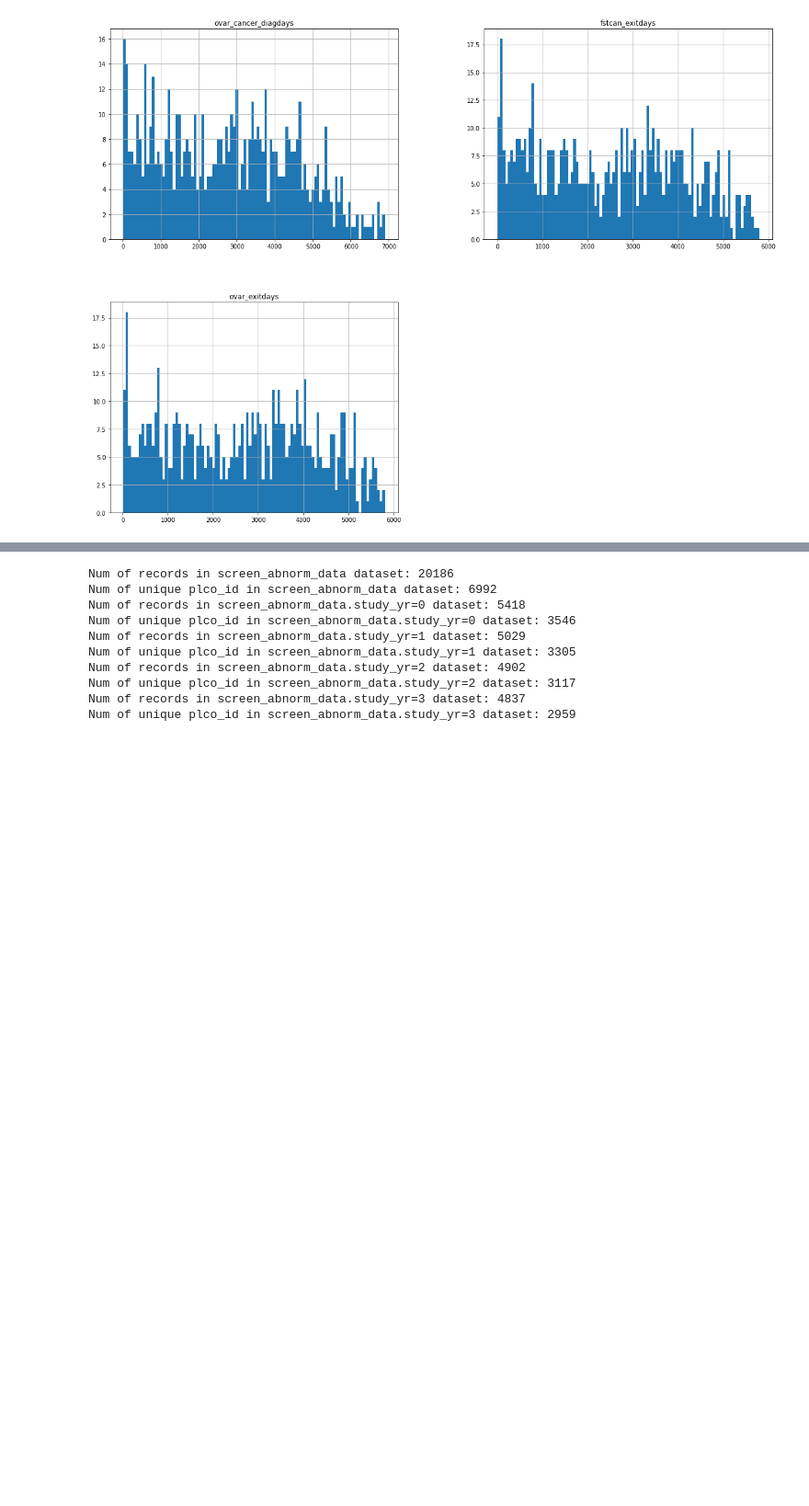
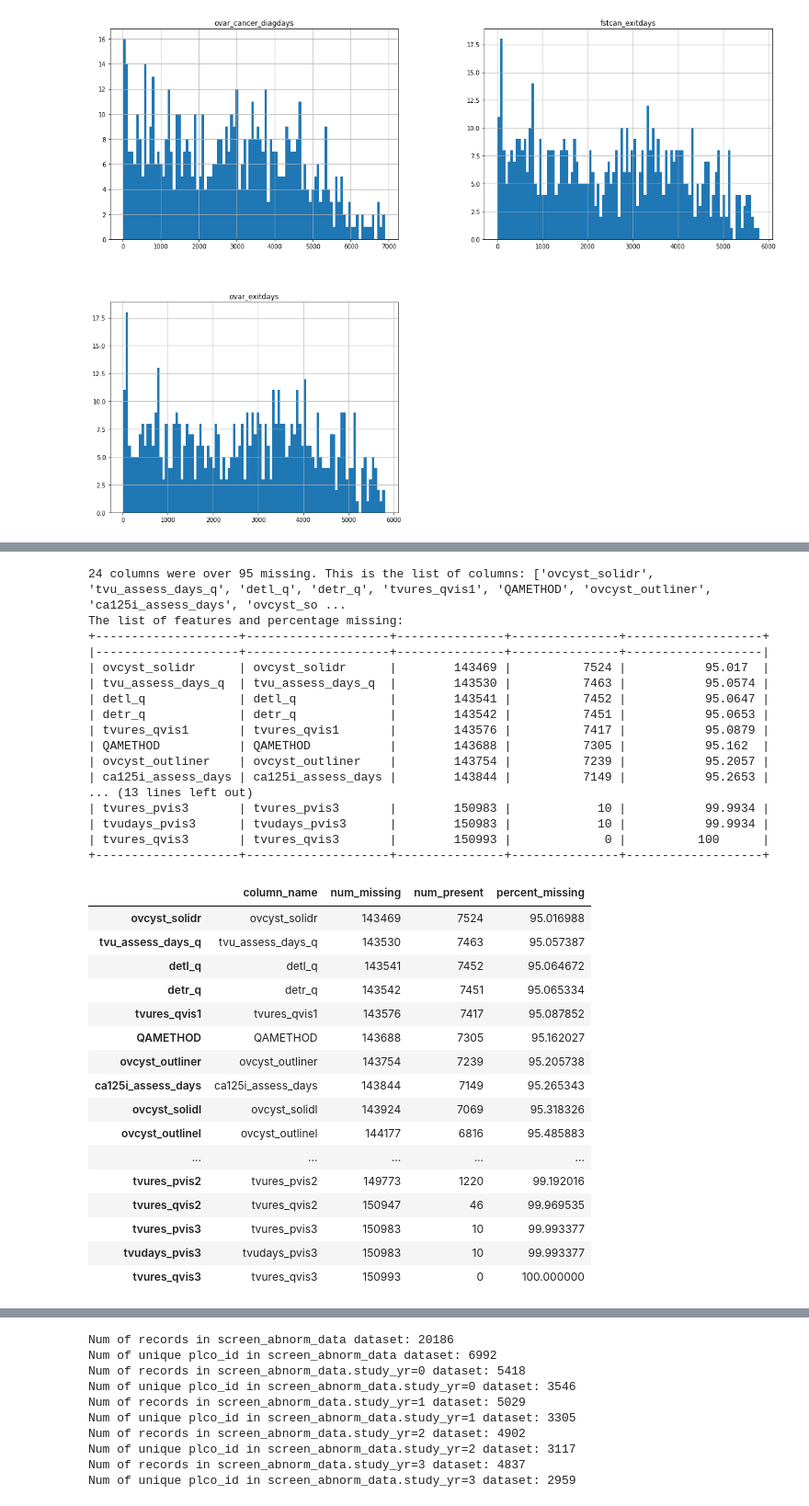
Before and after one commit to fedorenkood/ovarian_cancer_models, a Jupyter notebook: processing.ipynb, the cells around one changed output, grey strips where cells are left out. Shown at 92% size. Cells and saved outputs as stored; diff of their text form; code cells hidden in the pictures; blank space fills up the shorter version.

```diff
--- a/processing.ipynb
+++ b/processing.ipynb
@@ -181,0 +353,37 @@ merged_data_screen_missing_value_100.describe().T
+# %%
+get_cols_missing_percentage(95, screen_data, 'screen_data')
+# %% [output]
+24 columns were over 95 missing. This is the list of columns: ['ovcyst_solidr', 'tvu_assess_days_q', 'detl_q', 'detr_q', 'tvures_qvis1', 'QAMETHOD', 'ovcyst_outliner', 'ca125i_assess_days', 'ovcyst_so ...
+The list of features and percentage missing:
++--------------------+--------------------+---------------+---------------+-------------------+
+|--------------------+--------------------+---------------+---------------+-------------------|
+| ovcyst_solidr      | ovcyst_solidr      |        143469 |          7524 |           95.017  |
+| tvu_assess_days_q  | tvu_assess_days_q  |        143530 |          7463 |           95.0574 |
+| detl_q             | detl_q             |        143541 |          7452 |           95.0647 |
+| detr_q             | detr_q             |        143542 |          7451 |           95.0653 |
+| tvures_qvis1       | tvures_qvis1       |        143576 |          7417 |           95.0879 |
+| QAMETHOD           | QAMETHOD           |        143688 |          7305 |           95.162  |
+| ovcyst_outliner    | ovcyst_outliner    |        143754 |          7239 |           95.2057 |
+| ca125i_assess_days | ca125i_assess_days |        143844 |          7149 |           95.2653 |
+... (13 lines left out)
+| tvures_pvis3       | tvures_pvis3       |        150983 |            10 |           99.9934 |
+| tvudays_pvis3      | tvudays_pvis3      |        150983 |            10 |           99.9934 |
+| tvures_qvis3       | tvures_qvis3       |        150993 |             0 |          100      |
++--------------------+--------------------+---------------+---------------+-------------------+
+|  | column_name | num_missing | num_present | percent_missing |
+| ovcyst_solidr | ovcyst_solidr | 143469 | 7524 | 95.016988 |
+| tvu_assess_days_q | tvu_assess_days_q | 143530 | 7463 | 95.057387 |
+| detl_q | detl_q | 143541 | 7452 | 95.064672 |
+| detr_q | detr_q | 143542 | 7451 | 95.065334 |
+| tvures_qvis1 | tvures_qvis1 | 143576 | 7417 | 95.087852 |
+| QAMETHOD | QAMETHOD | 143688 | 7305 | 95.162027 |
+| ovcyst_outliner | ovcyst_outliner | 143754 | 7239 | 95.205738 |
+| ca125i_assess_days | ca125i_assess_days | 143844 | 7149 | 95.265343 |
+| ovcyst_solidl | ovcyst_solidl | 143924 | 7069 | 95.318326 |
+| ovcyst_outlinel | ovcyst_outlinel | 144177 | 6816 | 95.485883 |
+| ... | ... | ... | ... | ... |
+| tvures_pvis2 | tvures_pvis2 | 149773 | 1220 | 99.192016 |
+| tvures_qvis2 | tvures_qvis2 | 150947 | 46 | 99.969535 |
+| tvures_pvis3 | tvures_pvis3 | 150983 | 10 | 99.993377 |
+| tvudays_pvis3 | tvudays_pvis3 | 150983 | 10 | 99.993377 |
+| tvures_qvis3 | tvures_qvis3 | 150993 | 0 | 100.000000 |
```
Also changed, not shown: parts of 52 cells of this notebook, 1 other file.
